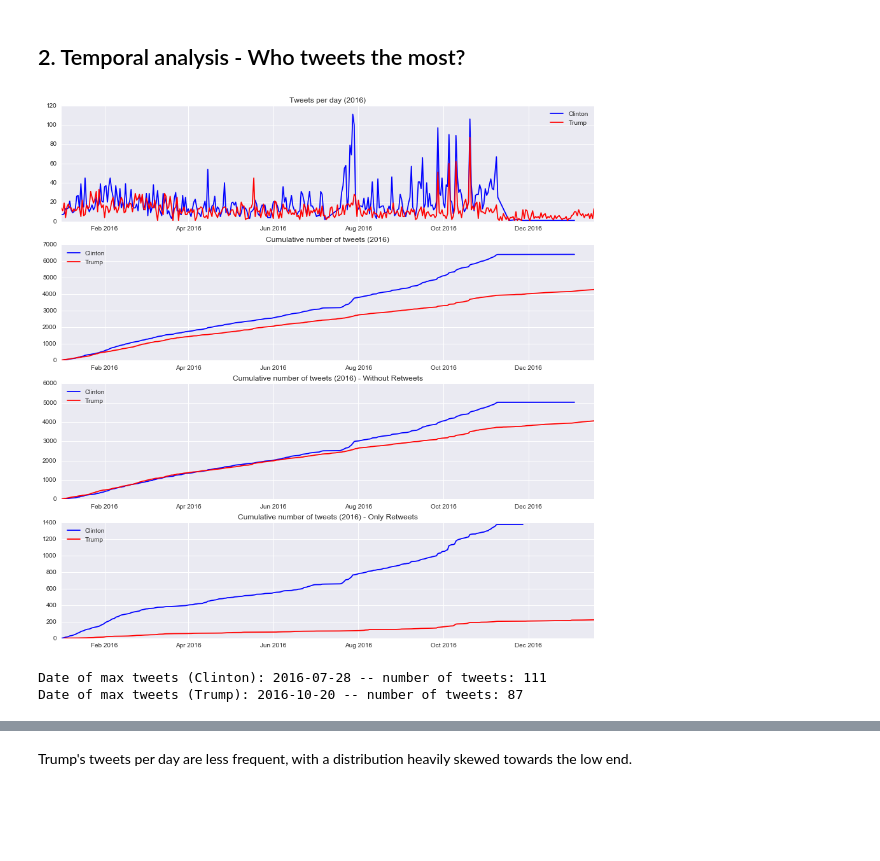
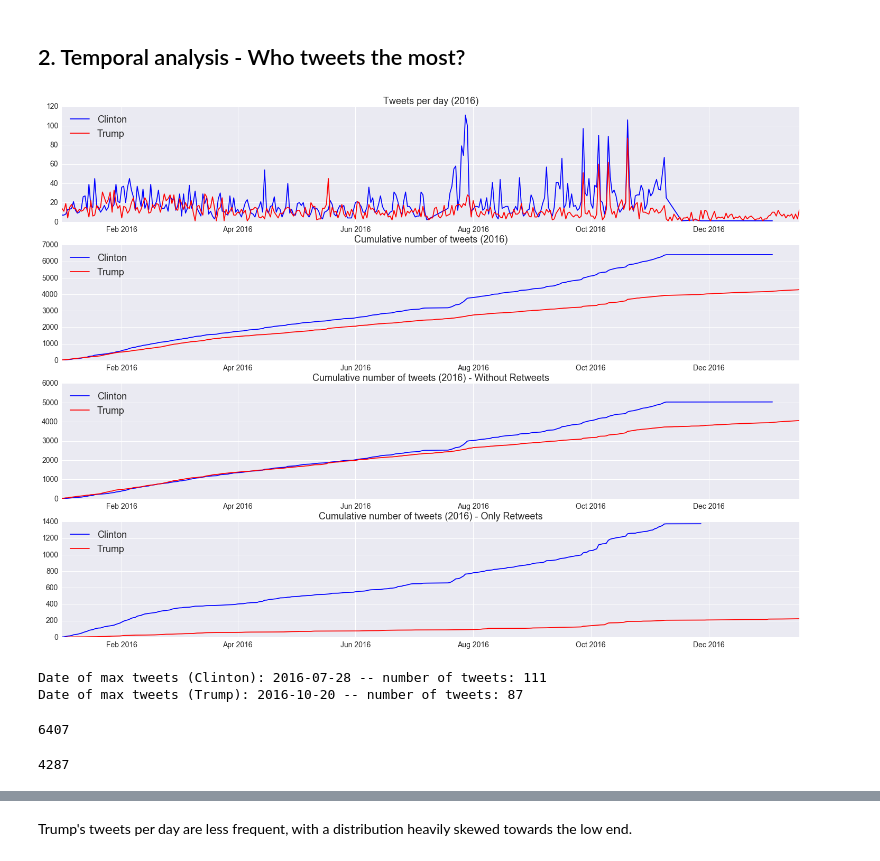
Before and after one commit to carlosjarguello/Tweet_Analysis_Clinton_Trump, a Jupyter notebook: Analysis_Trump_Clinton_Tweets.ipynb, the cells around one changed output, grey strips where cells are left out. Saved outputs shown, nothing was run; the diff lists cells and outputs as text; code cells hidden in the pictures; blank space fills up the shorter version.

```diff
--- a/Analysis_Trump_Clinton_Tweets.ipynb
+++ b/Analysis_Trump_Clinton_Tweets.ipynb
@@ -51,33 +61,39 @@ dt_tweets_per_day_only_RT = Counter([x.date() for x in df_dt[['RT ' in x for x i
 # %%
 import matplotlib.pyplot as plt
 import matplotlib.dates as mdates
 import pandas as pd
 %matplotlib inline
 import seaborn as sns
 
-plt.figure(figsize=(15,15))
+plt.figure(figsize=(25,18))
 plt.subplot(4, 1, 1)
-pd.Series(hc_tweets_per_day).plot(title = 'Tweets per day (2016)', label = 'Clinton', color = 'b')
+pd.Series(hc_tweets_per_day).plot(title = 'Tweets per day (2016)', label = 'Clinton', color = 'b', fontsize = 14)
 pd.Series(dt_tweets_per_day).plot(label = 'Trump', color = 'r')
-plt.legend()
+plt.title('Tweets per day (2016)', fontsize = 18)
+plt.legend(loc = 'upper left', fontsize = 18)
 
 plt.subplot(4, 1, 2)
-pd.Series(hc_tweets_per_day).cumsum().plot(title = 'Cumulative number of tweets (2016)', label = 'Clinton', color = 'b')
+pd.Series(hc_tweets_per_day).cumsum().plot(title = 'Cumulative number of tweets (2016)', label = 'Clinton', color = 'b', fontsize = 14)
 pd.Series(dt_tweets_per_day).cumsum().plot(label = 'Trump', color = 'r')
-plt.legend(loc = 'upper left')
+plt.title('Cumulative number of tweets (2016)', fontsize = 18)
+plt.legend(loc = 'upper left', fontsize = 18)
 
 plt.subplot(4, 1, 3)
-pd.Series(hc_tweets_per_day_noRT).cumsum().plot(title = 'Cumulative number of tweets (2016) - Without Retweets', label = 'Clinton', color = 'b')
+pd.Series(hc_tweets_per_day_noRT).cumsum().plot(title = 'Cumulative number of tweets (2016) - Without Retweets', label = 'Clinton', color = 'b',
+                                               fontsize = 14)
 pd.Series(dt_tweets_per_day_noRT).cumsum().plot(label = 'Trump', color = 'r')
-plt.legend(loc = 'upper left')
+plt.title('Cumulative number of tweets (2016) - Without Retweets', fontsize = 18)
+plt.legend(loc = 'upper left', fontsize = 18)
 
 plt.subplot(4, 1, 4)
-pd.Series(hc_tweets_per_day_only_RT).cumsum().plot(title = 'Cumulative number of tweets (2016) - Only Retweets', label = 'Clinton', color = 'b')
+pd.Series(hc_tweets_per_day_only_RT).cumsum().plot(title = 'Cumulative number of tweets (2016) - Only Retweets', label = 'Clinton', color = 'b',
+                                                  fontsize = 14)
 pd.Series(dt_tweets_per_day_only_RT).cumsum().plot(label = 'Trump', color = 'r')
-plt.legend(loc = 'upper left')
+plt.title('Cumulative number of tweets (2016) - Only Retweets', fontsize = 18)
+plt.legend(loc = 'upper left', fontsize = 18)
 plt.show()
 # %% [output]
-[figure, old version]
+[figure, new version]
 # %%
 sorted_tweets_hc = [(tweets, date) for date, tweets in hc_tweets_per_day.items()]
 sorted_tweets_hc.sort(reverse=True)
@@ -89,5 +105,13 @@ print 'Date of max tweets (Trump): ' + str(sorted_tweets_dt[0][1]) + ' -- number
 # %% [output]
 Date of max tweets (Clinton): 2016-07-28 -- number of tweets: 111
 Date of max tweets (Trump): 2016-10-20 -- number of tweets: 87
+# %%
+pd.Series(hc_tweets_per_day).cumsum().values[-1]
+# %% [output]
+6407
+# %%
+pd.Series(dt_tweets_per_day).cumsum().values[-1]
+# %% [output]
+4287
 # %%
 with sns.plotting_context("notebook", font_scale=1.2):
```
Also changed, not shown: parts of 88 cells of this notebook, 7 other files.
